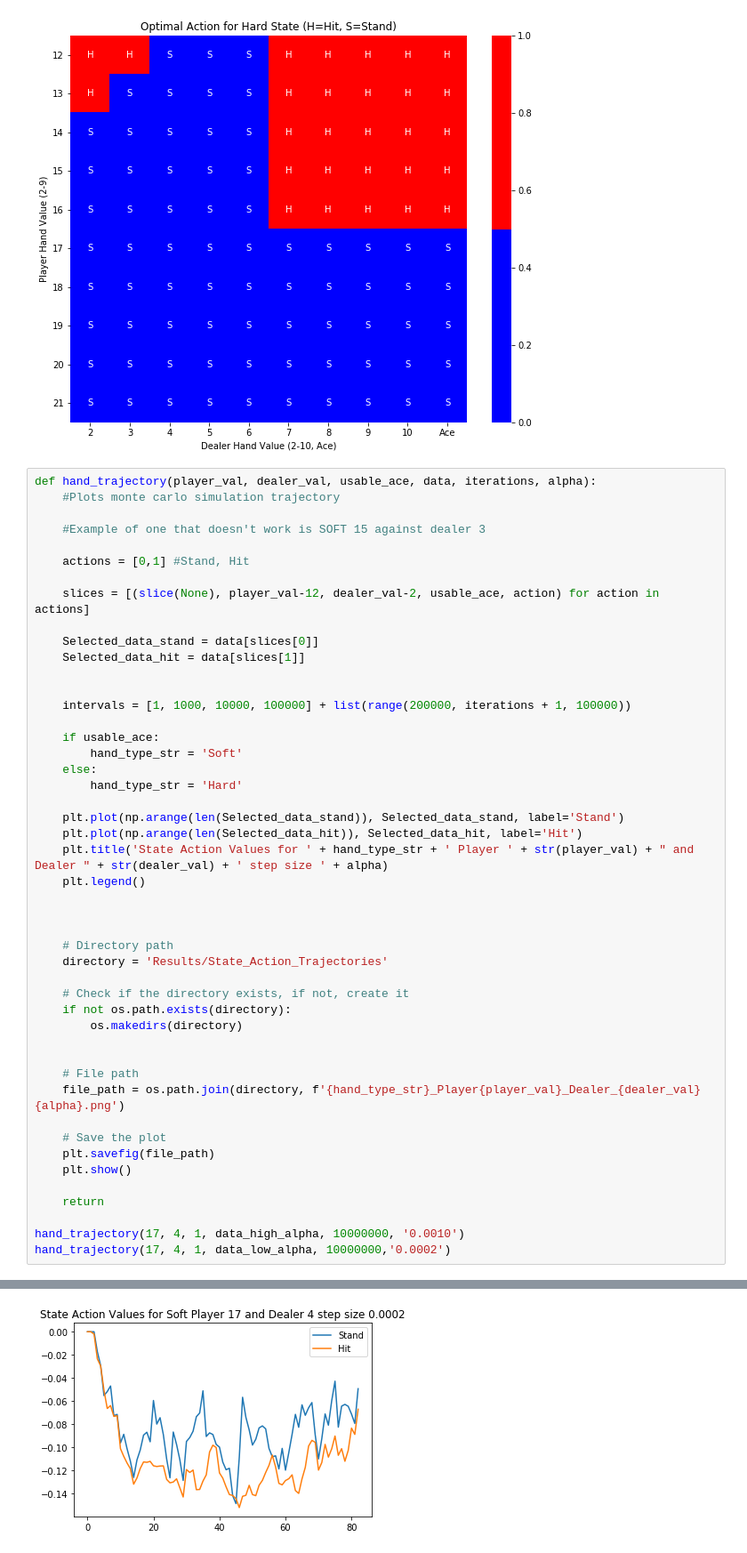
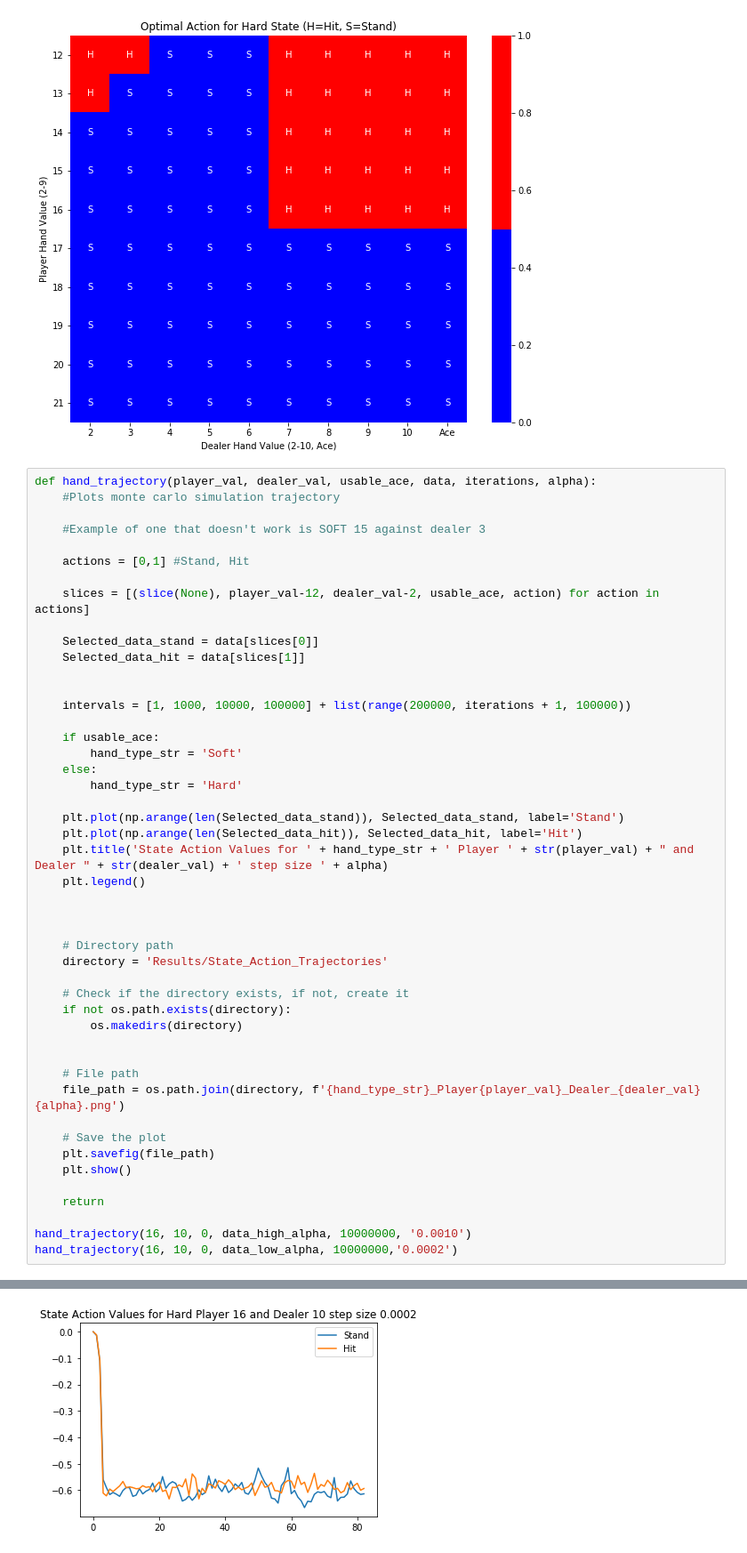
Before and after one commit to Joshuashou/RL_Blackjack, a Jupyter notebook: Analysis.ipynb, the cells around one changed output, grey strips where cells are left out. Shown at 89% size. Saved outputs shown, nothing was run; the diff lists cells and outputs as text.

```diff
--- a/Analysis.ipynb
+++ b/Analysis.ipynb
@@ -180,6 +180,6 @@ def hand_trajectory(player_val, dealer_val, usable_ace, data, iterations, alpha)
 
     return
 
-hand_trajectory(17, 4, 1, data_high_alpha, 10000000, '0.0010')
-hand_trajectory(17, 4, 1, data_low_alpha, 10000000,'0.0002')
+hand_trajectory(16, 10, 0, data_high_alpha, 10000000, '0.0010')
+hand_trajectory(16, 10, 0, data_low_alpha, 10000000,'0.0002')
 # %% [output]
@@ -187,4 +187,4 @@ hand_trajectory(17, 4, 1, data_low_alpha, 10000000,'0.0002')
-[figure, old version]
+[figure, new version]
 # %%
 # %% [output]
 [figure]
```
Also changed, not shown: parts of 1 cell of this notebook, 4 other files.
